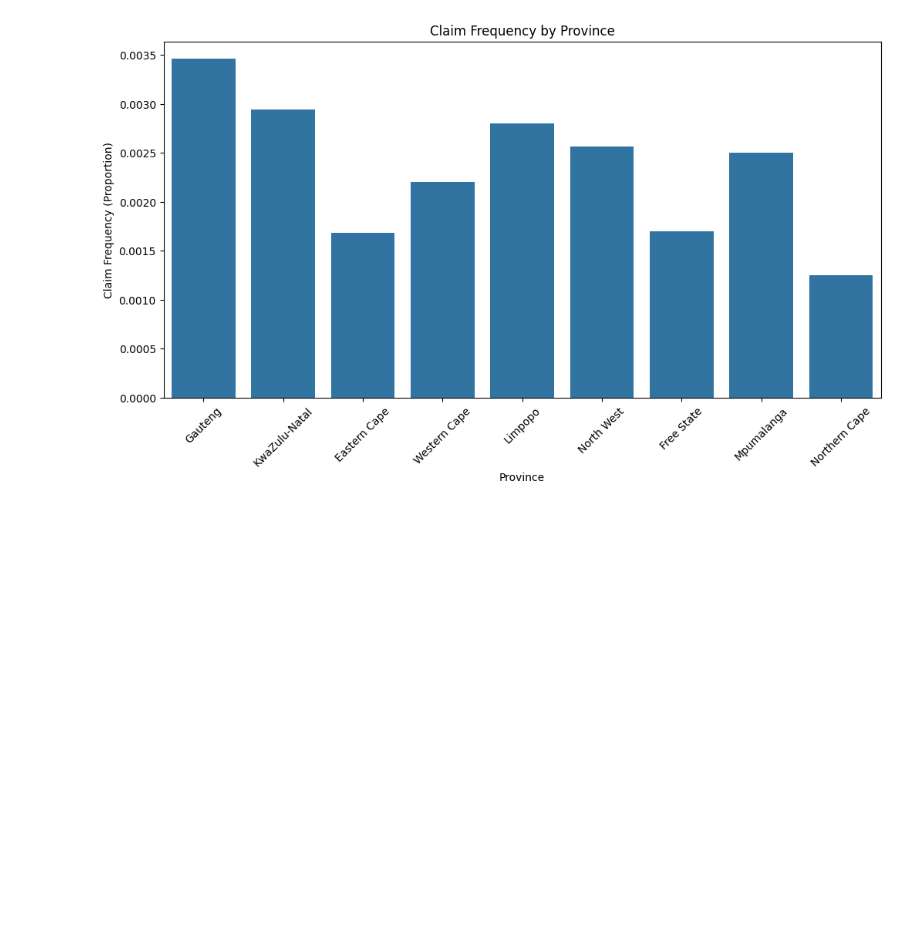
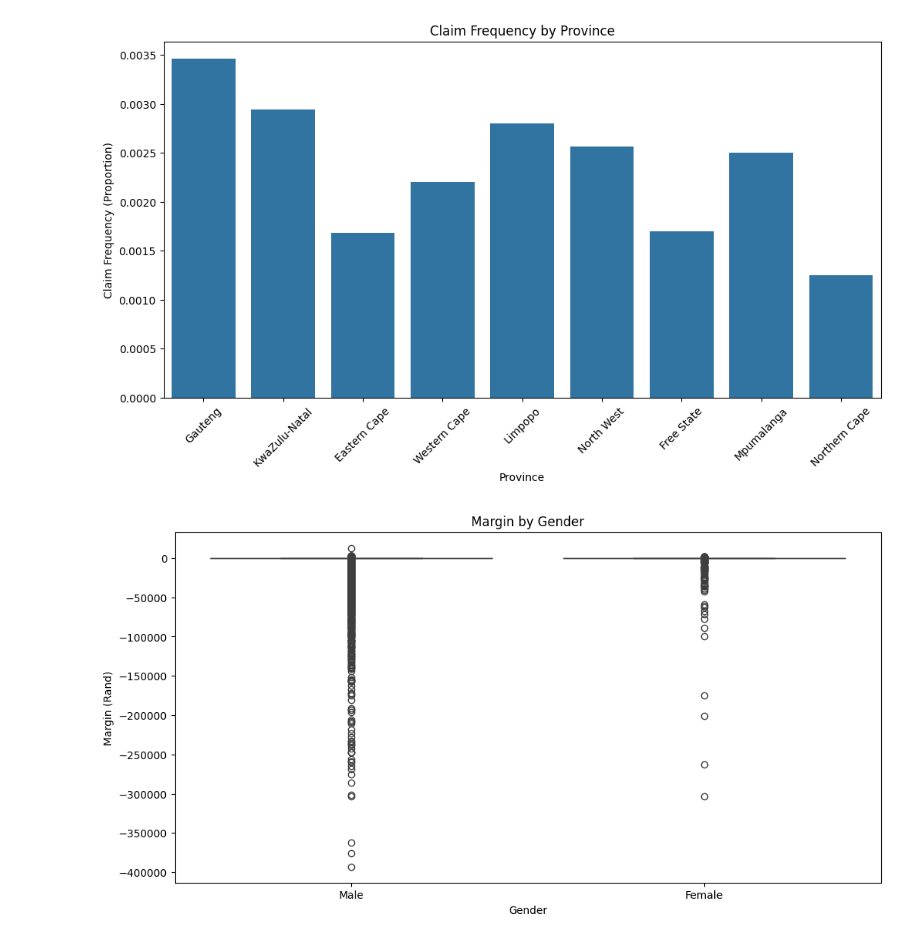
Before and after one commit to smucav/InsuranceRiskML, a Jupyter notebook: notebooks/hypothesis_testing.ipynb, the cells around one changed output. Drawn from its saved outputs; the diff is of its cells as text; code cells hidden in the pictures; blank space fills up the shorter version.

```diff
--- a/notebooks/hypothesis_testing.ipynb
+++ b/notebooks/hypothesis_testing.ipynb
@@ -76,3 +76,13 @@ plt.savefig('plots/claim_frequency_province.png')
 plt.show()
 # %% [output]
 [figure]
+# %%
+plt.figure(figsize=(12, 6))
+sns.boxplot(x='gender', y='margin', data=data)
+plt.title('Margin by Gender')
+plt.xlabel('Gender')
+plt.ylabel('Margin (Rand)')
+plt.savefig('../plots/margin_gender.png')
+plt.show()
+# %% [output]
+[figure, added]
```
Also changed, not shown: parts of 2 cells of this notebook.
